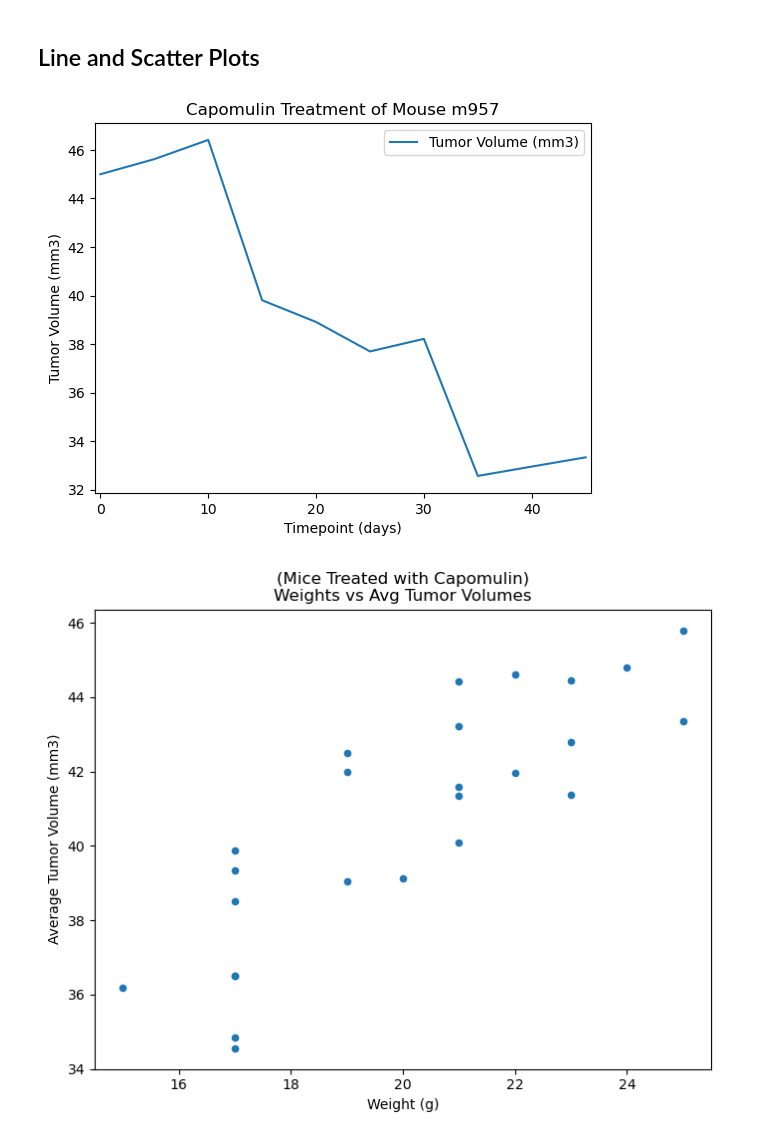
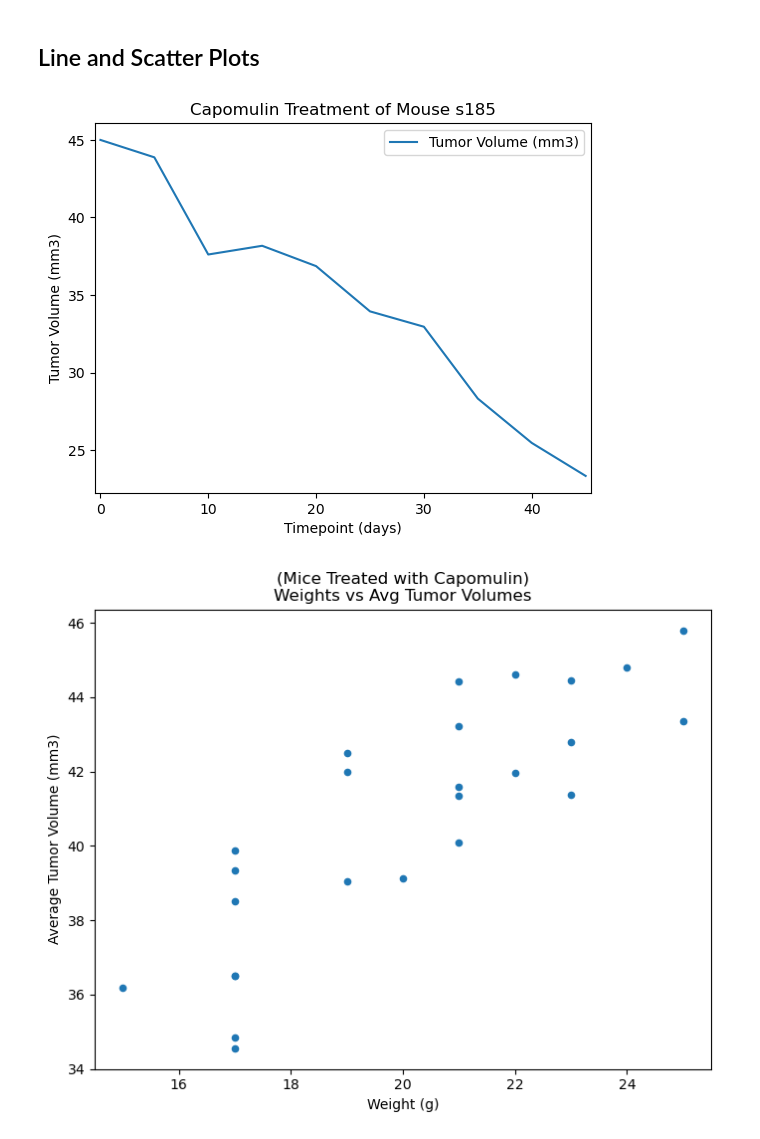
Before and after one commit to Neelka96/matplotlib-challenge, a Jupyter notebook: Pymaceuticals/main.ipynb, the cells around one changed output. Saved outputs shown, nothing was run; the diff lists cells and outputs as text; code cells hidden in the pictures.

```diff
--- a/Pymaceuticals/main.ipynb
+++ b/Pymaceuticals/main.ipynb
@@ -124,8 +101,8 @@ for duplicate in duplicates:
 # %%
 # Cleaned merged df (duplicates dropped):
-# Copy merged df - drop indeces of duplicate mice
+# Copy merged_df - drop rows by indecesof duplicate mice
 clean_df = mergeData_df.copy()
-df_indeces = clean_df.loc[clean_df['Mouse ID'].isin(duplicates), :].index
-clean_df = clean_df.drop(df_indeces, axis = 0)
+duplicate_indeces = clean_df.loc[clean_df['Mouse ID'].isin(duplicates), :].index
+clean_df = clean_df.drop(duplicate_indeces, axis = 0)
 # %%
 # Checking # of mice in newly cleaned df
@@ -321,16 +281,16 @@ random.seed(0)
 # %%
 # Generate a line plot of tumor volume vs. time point for a single mouse treated with Capomulin
 capomulin_select = clean_df.loc[clean_df['Drug Regimen'] == 'Capomulin', ['Mouse ID', 'Timepoint', 'Tumor Volume (mm3)', 'Weight (g)']]
 
-int_rand = random.randint(0, (len(capomulin_select['Mouse ID'].unique()) - 1))
+int_rand = randint(0, (len(capomulin_select['Mouse ID'].unique()) - 1))
 mouse_rand = capomulin_select['Mouse ID'].unique()[int_rand]
 
 mouse_select = capomulin_select.loc[capomulin_select['Mouse ID'] == mouse_rand, ['Timepoint', 'Tumor Volume (mm3)']].set_index('Timepoint')
 mouse_select.plot(kind = "line", xlabel = 'Timepoint (days)', ylabel = 'Tumor Volume (mm3)',
                 title = f'Capomulin Treatment of Mouse {mouse_rand}', xlim = ((mouse_select.index[0] - 0.5), (mouse_select.index[-1] + 0.5)))
 plt.show()
 # %% [output]
-[figure, old version]
+[figure, new version]
 # %%
 # Generate a scatter plot of mouse weight vs. the average observed tumor volume for the entire Capomulin regimen
 # Mouse weight vs. same mouse's average observed tumor volume
```
Also changed, not shown: parts of 17 cells of this notebook, 1 other file.
